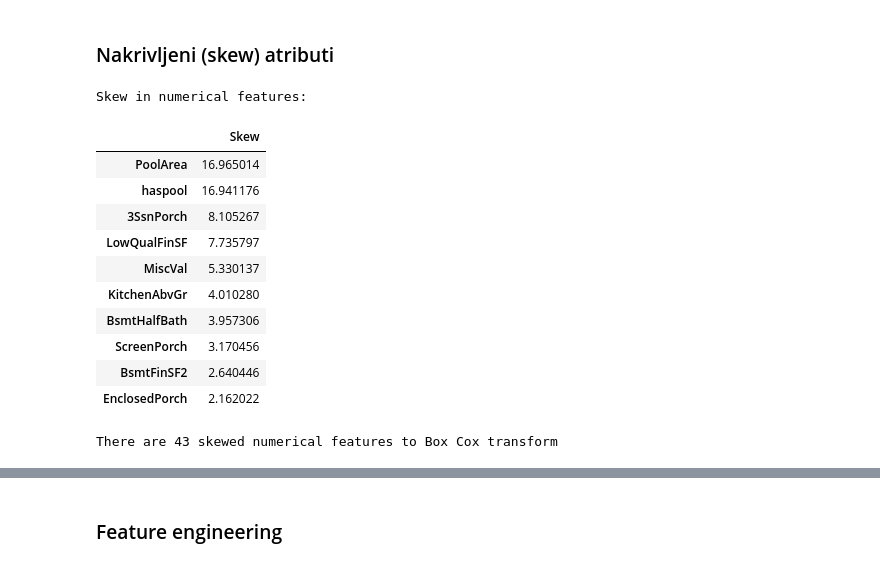
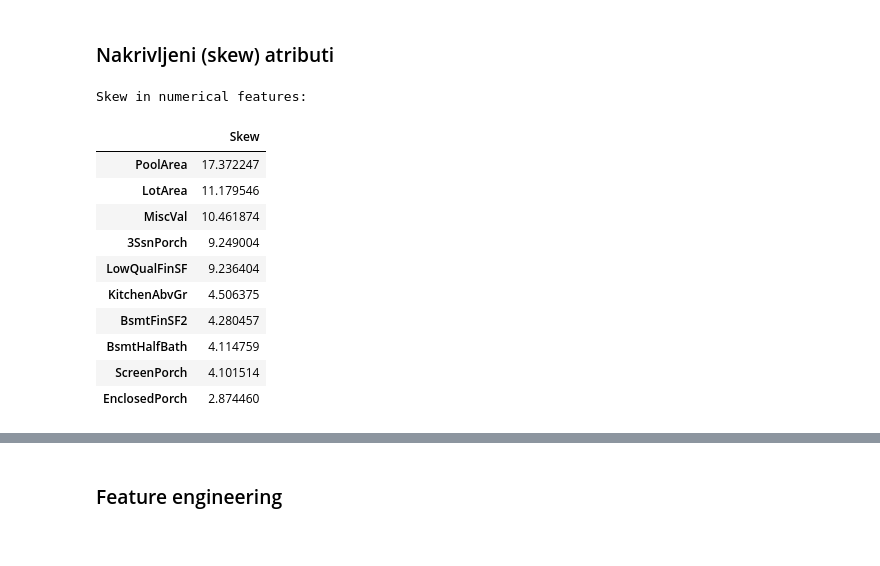
Before and after one commit to DenisAlicic/House-Prices-Advanced-Regression-Techniques, a Jupyter notebook: Solution/HousePricePredicton.ipynb, the cells around one changed output, grey strips where cells are left out. Cells and saved outputs as stored; diff of their text form; code cells hidden in the pictures.

```diff
--- a/Solution/HousePricePredicton.ipynb
+++ b/Solution/HousePricePredicton.ipynb
@@ -350,35 +350,23 @@ nd_test_pd
 # %% [markdown]
 ### Nakrivljeni (skew) atributi
 # %%
-numeric_feats = train_features.dtypes[train_features.dtypes != "object"].index
+numeric_feats = train.dtypes[train.dtypes != "object"].index.drop("SalePrice")
 
 # Check the skew of all numerical features
-skewed_feats = train_features[numeric_feats].apply(lambda x: skew(x.dropna())).sort_values(ascending=False)
+skewed_feats = train[numeric_feats].apply(lambda x: skew(x.dropna())).sort_values(ascending=False)
 print("\nSkew in numerical features: \n")
 skewness = pd.DataFrame({'Skew' :skewed_feats})
 skewness.head(10)
 # %% [output]
 Skew in numerical features:
 |  | Skew |
-| PoolArea | 16.965014 |
-| haspool | 16.941176 |
-| 3SsnPorch | 8.105267 |
-| LowQualFinSF | 7.735797 |
-| MiscVal | 5.330137 |
-| KitchenAbvGr | 4.010280 |
-| BsmtHalfBath | 3.957306 |
-| ScreenPorch | 3.170456 |
-| BsmtFinSF2 | 2.640446 |
-| EnclosedPorch | 2.162022 |
+| PoolArea | 17.372247 |
+| LotArea | 11.179546 |
+| MiscVal | 10.461874 |
+| 3SsnPorch | 9.249004 |
+| LowQualFinSF | 9.236404 |
+| KitchenAbvGr | 4.506375 |
+| BsmtFinSF2 | 4.280457 |
+| BsmtHalfBath | 4.114759 |
+| ScreenPorch | 4.101514 |
+| EnclosedPorch | 2.874460 |
-# %%
-skewness = skewness[abs(skewness) > 0.75]
-print("There are {} skewed numerical features to Box Cox transform".format(skewness.shape[0]))
-
-from scipy.special import boxcox1p
-skewed_features = skewness.index
-lam = 0.15
-for feat in skewed_features:
-    train_features[feat] = boxcox1p(train_features[feat], lam)
-    test_features[feat] = boxcox1p(train_features[feat], lam)
-# %% [output]
-There are 43 skewed numerical features to Box Cox transform
```
Also changed, not shown: parts of 30 cells of this notebook, 3 other files.
